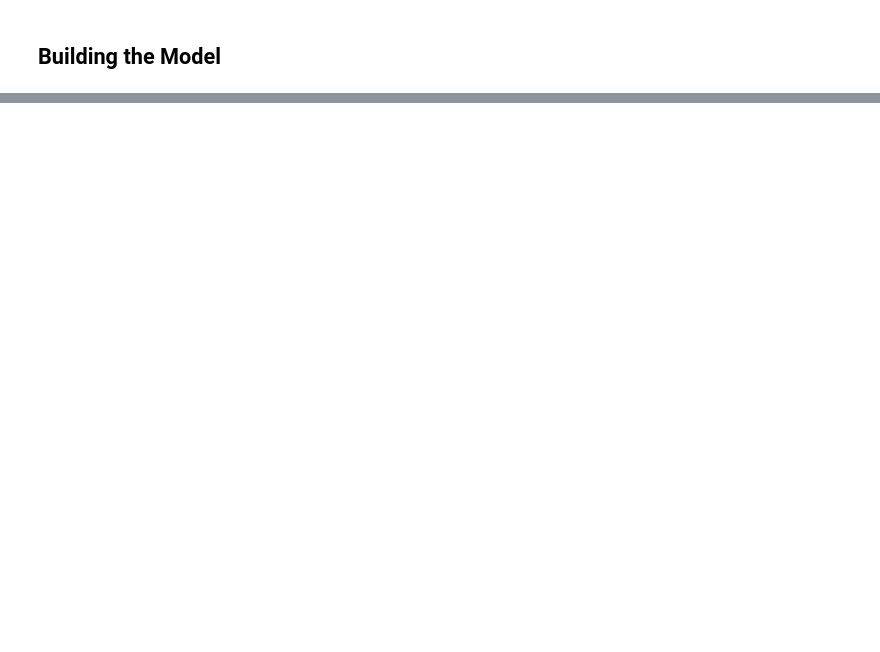
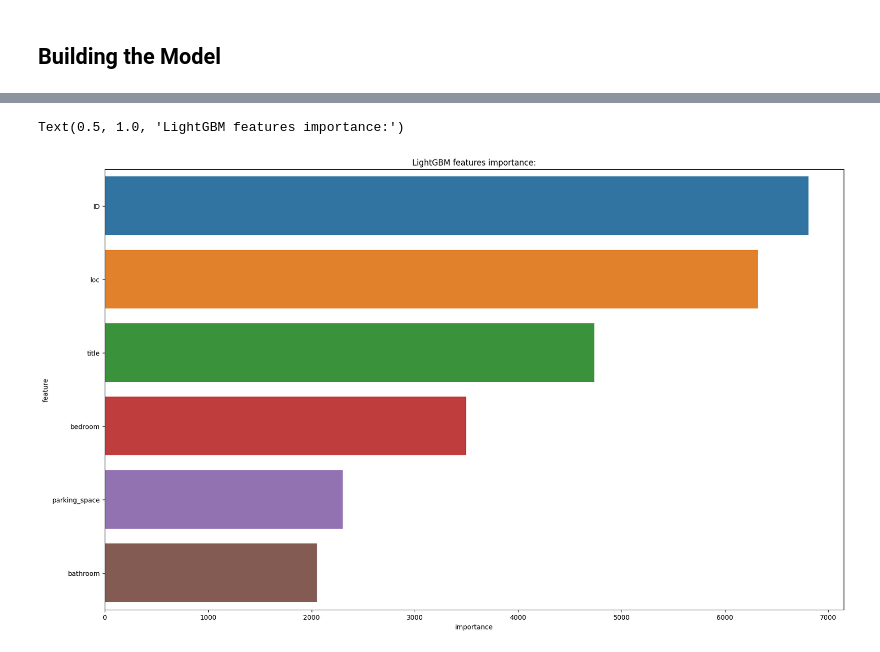
Before and after one commit to michaji/DSN-AI-Bootcamp-2023-Qualification-Hackathon, a Jupyter notebook: Housing.ipynb, the cells around one changed output, grey strips where cells are left out. Saved outputs shown, nothing was run; the diff lists cells and outputs as text; code cells hidden in the pictures; blank space fills up the shorter version.

Commit message:
Further EDA and Modelling

```diff
--- a/Housing.ipynb
+++ b/Housing.ipynb
@@ -649,0 +742,4 @@ Index(['ID', 'loc', 'title', 'bedroom', 'bathroom', 'parking_space'], dtype='obj
+# %%
+df['btrm_bdrm'] = df['bathroom']/df['bedroom']
+
+df['btrm_bdrm'].head()
@@ -686,7 +812,7 @@ params = {
     'subsample': 0.85}
 
 
-fold = KFold(n_splits=7, shuffle=True)#15#5#10
+fold = KFold(n_splits = 10, shuffle=True)#15#5#10
 i=1
 for train_index, test_index in fold.split(X, y):
 
@@ -694,7 +820,7 @@ for train_index, test_index in fold.split(X, y):
     y_train, y_test = np.log1p(y.iloc[train_index]), y.iloc[test_index]
 
     model = LGBMRegressor(**params, objective = "rmse")
-    model.fit(X_train,y_train,eval_set=[(X_train,y_train), (X_test, y_test)], early_stopping_rounds = 100, verbose = False)#erly100
+    model.fit(X_train,y_train,eval_set=[(X_train,y_train), (X_test, y_test)], early_stopping_rounds = 100, verbose = False)
 
     preds= model.predict(X_test)
     print("err: ",(mean_squared_error(y_test, np.expm1(preds), squared=False)))  #Reverse transformation
@@ -708,0 +845,10 @@ TypeError: fit() got an unexpected keyword argument 'verbose'
+# %%
+feature_importance_df = pd.DataFrame(model.feature_importances_, columns=['importance'])
+feature_importance_df['feature'] = X.columns
+
+plt.figure(figsize=(20, 12));
+sns.barplot(x="importance", y="feature", data = feature_importance_df.sort_values(by = ['importance'], ascending = False))
+plt.title('LightGBM Features importance:')
+# %% [output]
+Text(0.5, 1.0, 'LightGBM features importance:')
+[figure, added]
```
Also changed, not shown: parts of 37 cells of this notebook.
